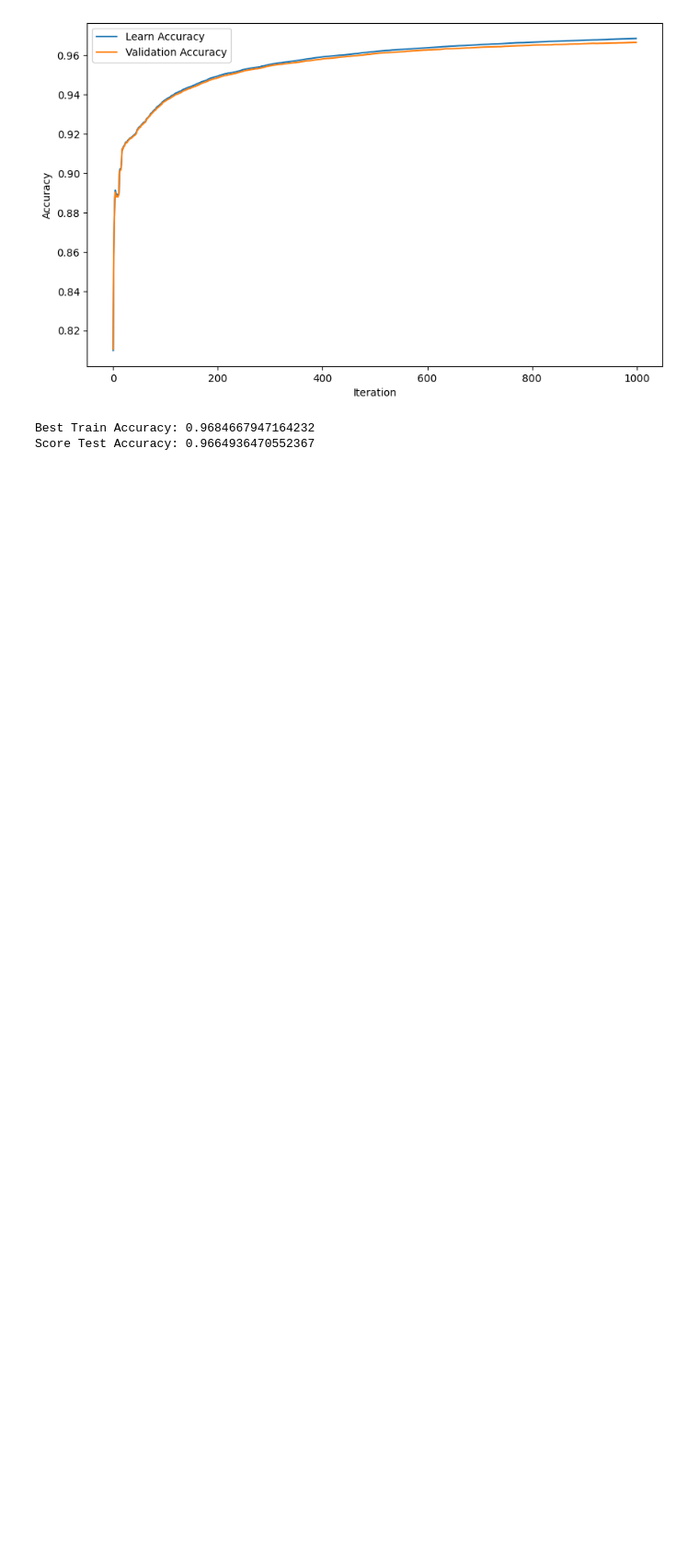
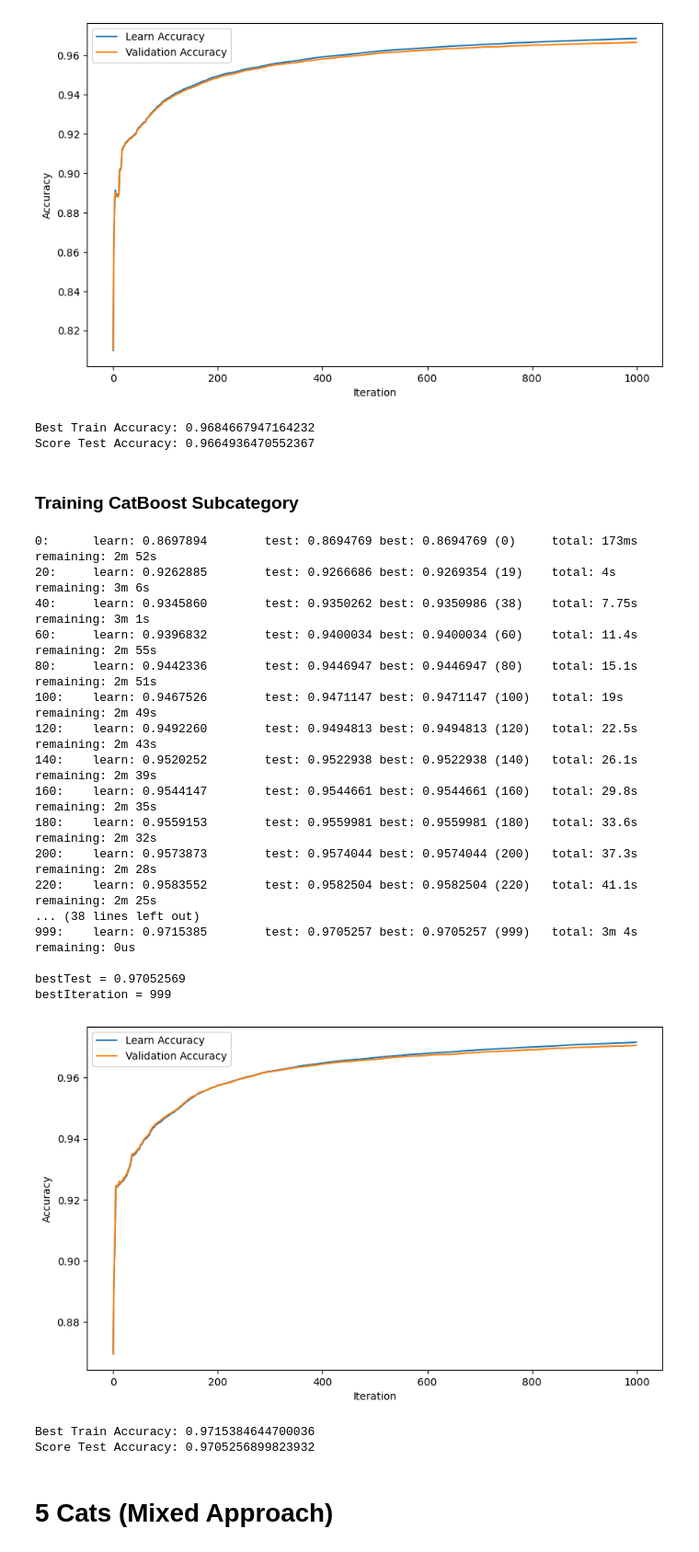
Before and after one commit to CitizensAlias/DeepLearningOscGrid, a Jupyter notebook: Mixed_Approach.ipynb, the cells around one changed output. Shown at 92% size. Saved outputs shown, nothing was run; the diff lists cells and outputs as text; code cells hidden in the pictures; blank space fills up the shorter version.

```diff
--- a/Mixed_Approach.ipynb
+++ b/Mixed_Approach.ipynb
@@ -88,3 +88,5 @@ Shrink model to first 999 iterations.
 [figure]
 Best Train Accuracy: 0.9684667947164232
 Score Test Accuracy: 0.9664936470552367
+# %% [markdown]
+### Training CatBoost Subcategory
@@ -90,0 +140,28 @@ Score Test Accuracy: 0.9664936470552367
+# %%
+train_subcategory_model(0)
+#train_subcategory_model(1)
+#train_subcategory_model(2)
+#train_subcategory_model(3)
+# %% [output]
+0:      learn: 0.8697894        test: 0.8694769 best: 0.8694769 (0)     total: 173ms    remaining: 2m 52s
+20:     learn: 0.9262885        test: 0.9266686 best: 0.9269354 (19)    total: 4s       remaining: 3m 6s
+40:     learn: 0.9345860        test: 0.9350262 best: 0.9350986 (38)    total: 7.75s    remaining: 3m 1s
+60:     learn: 0.9396832        test: 0.9400034 best: 0.9400034 (60)    total: 11.4s    remaining: 2m 55s
+80:     learn: 0.9442336        test: 0.9446947 best: 0.9446947 (80)    total: 15.1s    remaining: 2m 51s
+100:    learn: 0.9467526        test: 0.9471147 best: 0.9471147 (100)   total: 19s      remaining: 2m 49s
+120:    learn: 0.9492260        test: 0.9494813 best: 0.9494813 (120)   total: 22.5s    remaining: 2m 43s
+140:    learn: 0.9520252        test: 0.9522938 best: 0.9522938 (140)   total: 26.1s    remaining: 2m 39s
+160:    learn: 0.9544147        test: 0.9544661 best: 0.9544661 (160)   total: 29.8s    remaining: 2m 35s
+180:    learn: 0.9559153        test: 0.9559981 best: 0.9559981 (180)   total: 33.6s    remaining: 2m 32s
+200:    learn: 0.9573873        test: 0.9574044 best: 0.9574044 (200)   total: 37.3s    remaining: 2m 28s
+220:    learn: 0.9583552        test: 0.9582504 best: 0.9582504 (220)   total: 41.1s    remaining: 2m 25s
+... (38 lines left out)
+999:    learn: 0.9715385        test: 0.9705257 best: 0.9705257 (999)   total: 3m 4s    remaining: 0us
+
+bestTest = 0.97052569
+bestIteration = 999
+[figure, added]
+Best Train Accuracy: 0.9715384644700036
+Score Test Accuracy: 0.9705256899823932
+# %% [markdown]
+# 5 Cats (Mixed Approach)
```
Also changed, not shown: parts of 5 cells of this notebook, 18 other files.
